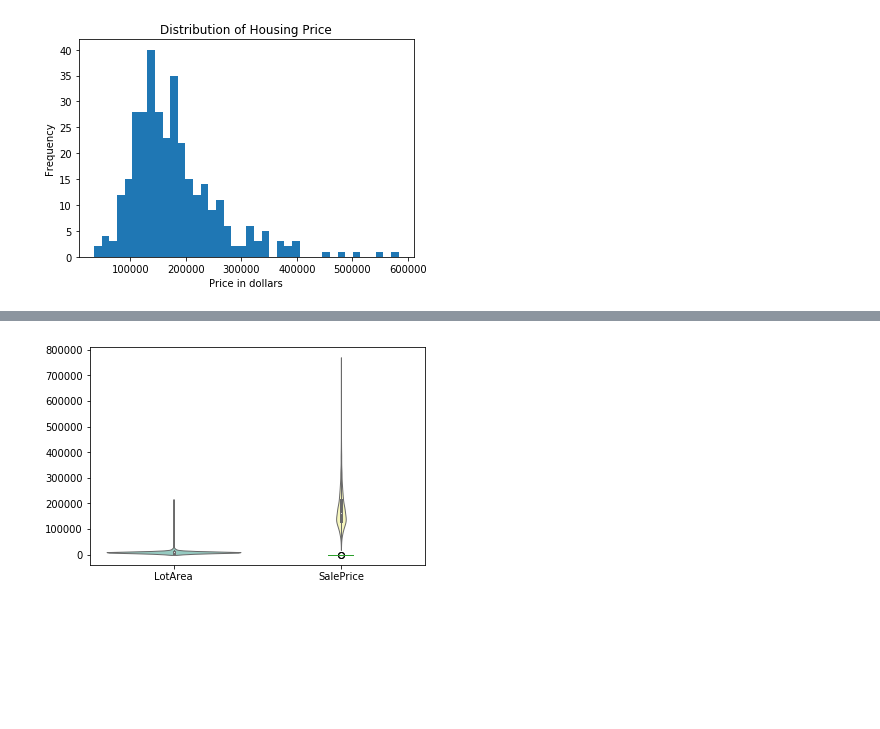
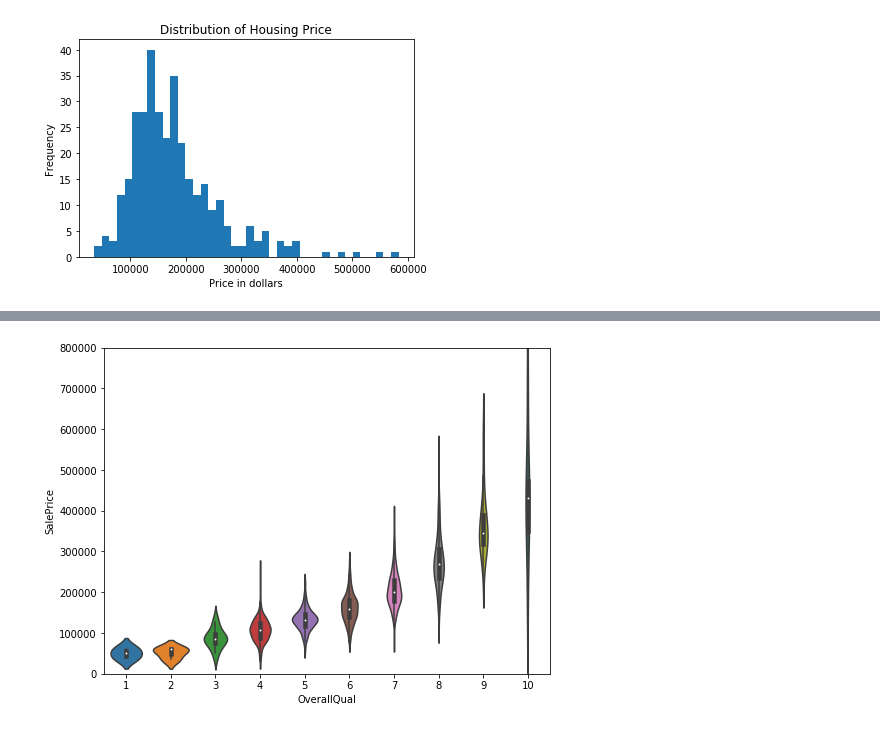
Before and after one commit to tessklr/ScratchBook, a Jupyter notebook: HousingPricePrediction.ipynb, the cells around one changed output, grey strips where cells are left out. Drawn from its saved outputs; the diff is of its cells as text; code cells hidden in the pictures; blank space fills up the shorter version.

```diff
--- a/HousingPricePrediction.ipynb
+++ b/HousingPricePrediction.ipynb
@@ -87,8 +87,7 @@ plt.show()
-# %%
-df.plot.box(x='SalePrice', y='OverallQual', style='o')
-
-sns.violinplot(data=df[['LotArea','SalePrice']], palette="Set3", bw=.2, cut=1, linewidth=1)
-
-plt.show()
-# %% [output]
-[figure, removed]
+# %%
+f, ax = plt.subplots(figsize=(8, 6))
+fig = sns.violinplot(x='OverallQual', y="SalePrice", data=df[['OverallQual', 'SalePrice']])
+fig.axis(ymin=0, ymax=800000);
+plt.show()
+# %% [output]
+[figure, added]
```
Also changed, not shown: parts of 1 cell of this notebook.
